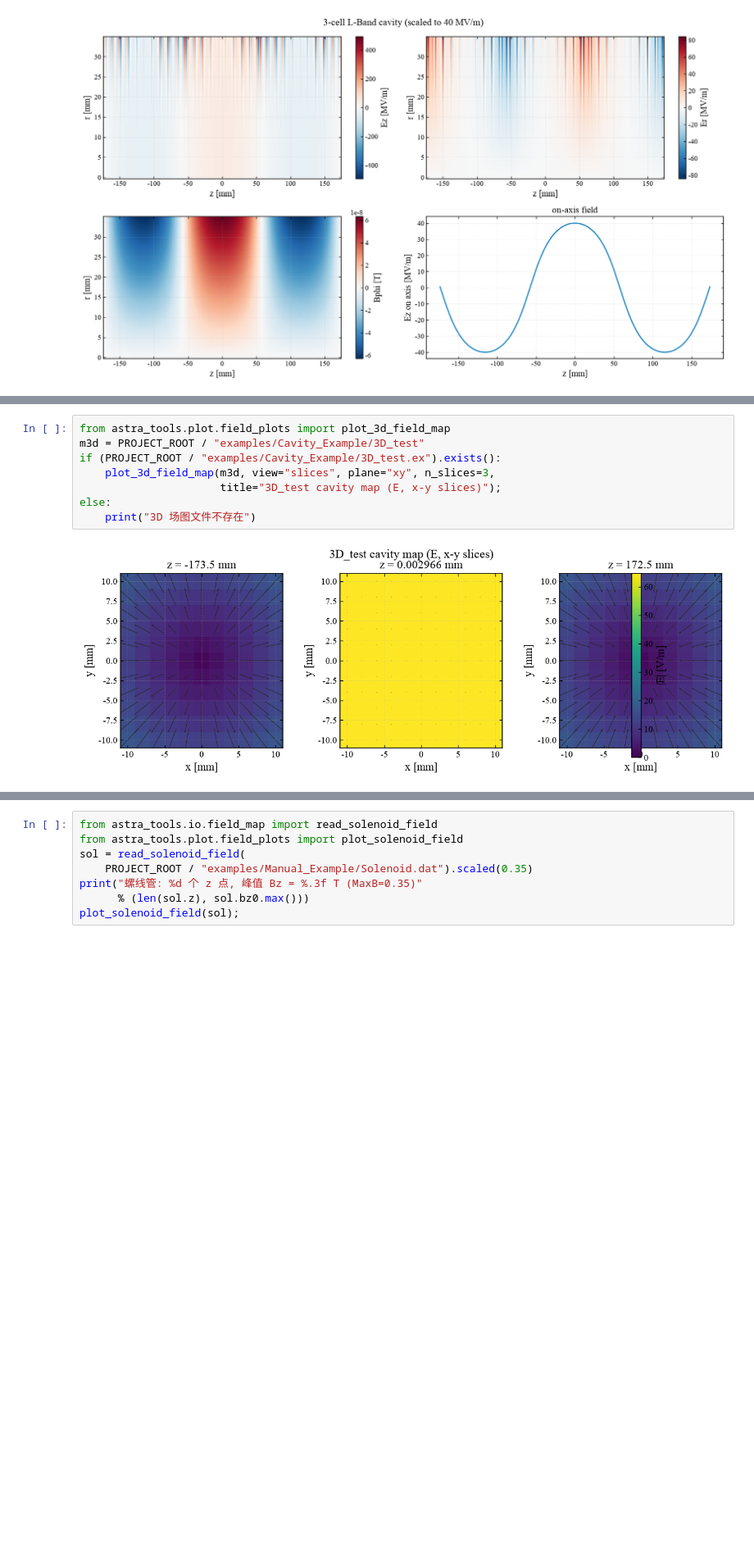
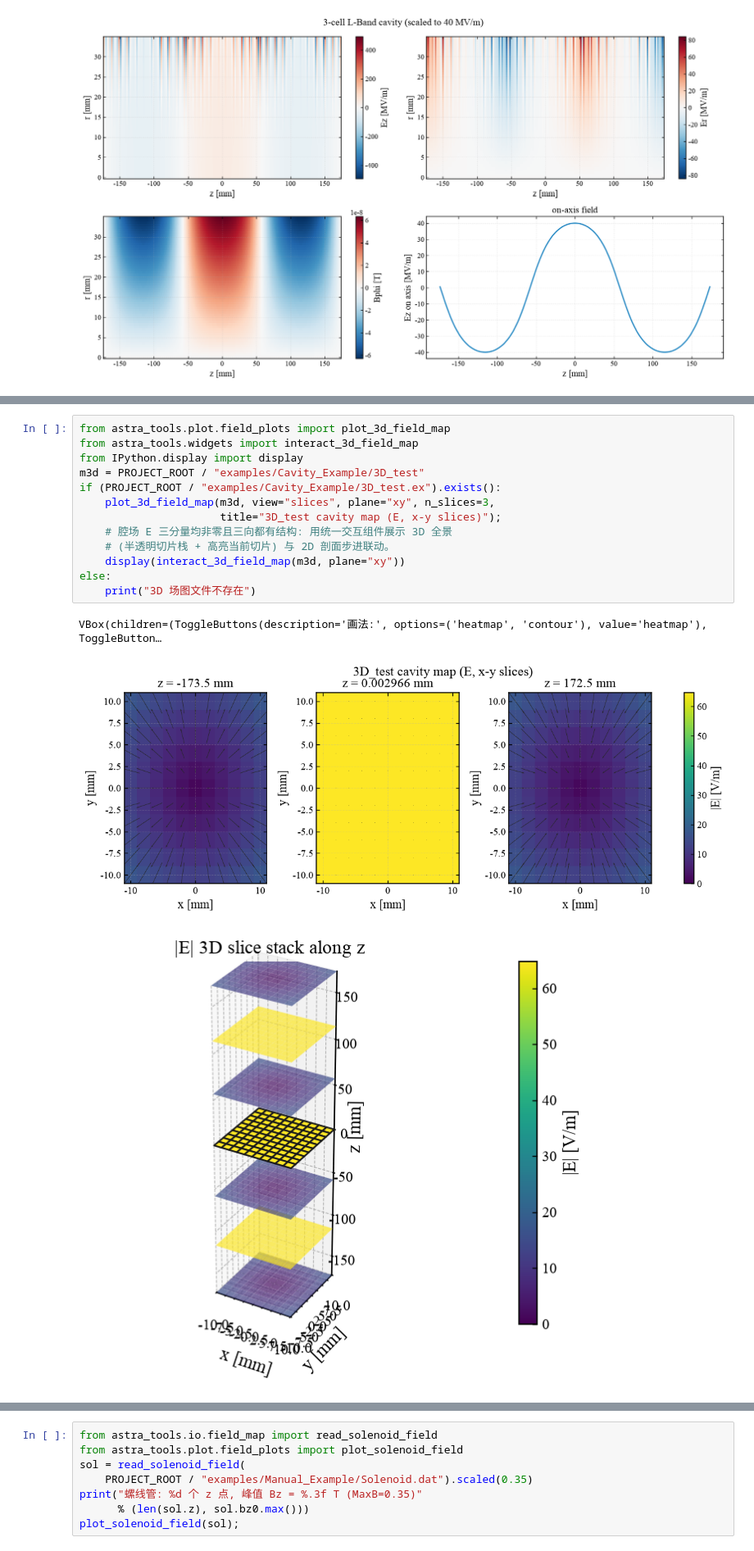
Before and after one commit to yuxinwu919/astra_notebook, a Jupyter notebook: examples/fieldplot_demo.ipynb, the cells around one changed output, grey strips where cells are left out. Shown at 82% size. Cells and saved outputs as stored; diff of their text form; blank space fills up the shorter version.

```diff
--- a/examples/fieldplot_demo.ipynb
+++ b/examples/fieldplot_demo.ipynb
@@ -37,11 +38,18 @@ plot_cavity_field(cav, omega=2 * np.pi * 1.3e9, maxE_MVpm=40,
 plane 选显示平面, xz/yz 中 z 在横轴。
 # %%
 from astra_tools.plot.field_plots import plot_3d_field_map
+from astra_tools.widgets import interact_3d_field_map
+from IPython.display import display
 m3d = PROJECT_ROOT / "examples/Cavity_Example/3D_test"
 if (PROJECT_ROOT / "examples/Cavity_Example/3D_test.ex").exists():
     plot_3d_field_map(m3d, view="slices", plane="xy", n_slices=3,
                       title="3D_test cavity map (E, x-y slices)");
+    # 腔场 E 三分量均非零且三向都有结构: 用统一交互组件展示 3D 全景
+    # (半透明切片栈 + 高亮当前切片) 与 2D 剖面步进联动。
+    display(interact_3d_field_map(m3d, plane="xy"))
 else:
     print("3D 场图文件不存在")
 # %% [output]
+VBox(children=(ToggleButtons(description='画法:', options=('heatmap', 'contour'), value='heatmap'), ToggleButton…
-[figure, old version]
+[figure, new version]
+[figure, added]
```
Also changed, not shown: parts of 4 cells of this notebook, 10 other files.
